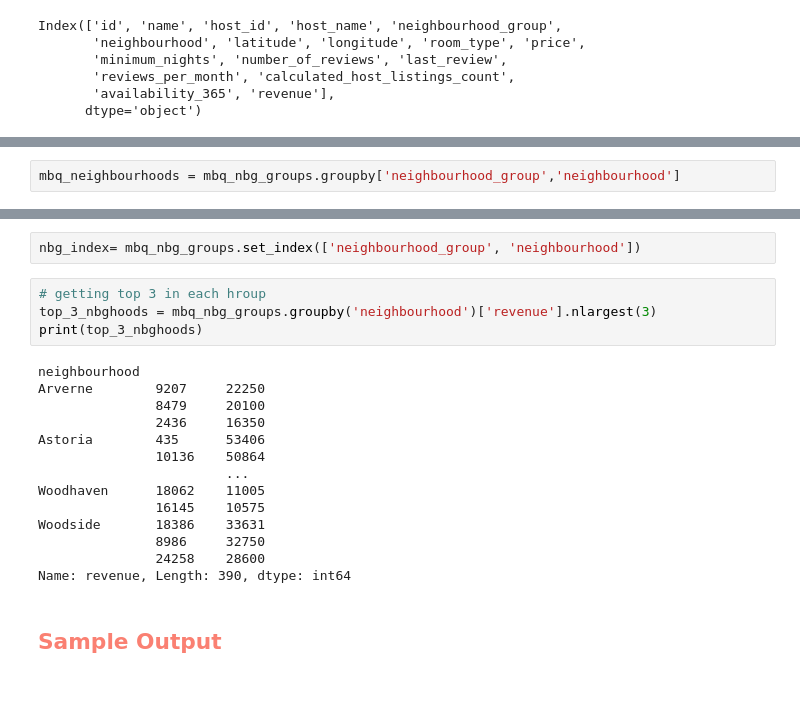
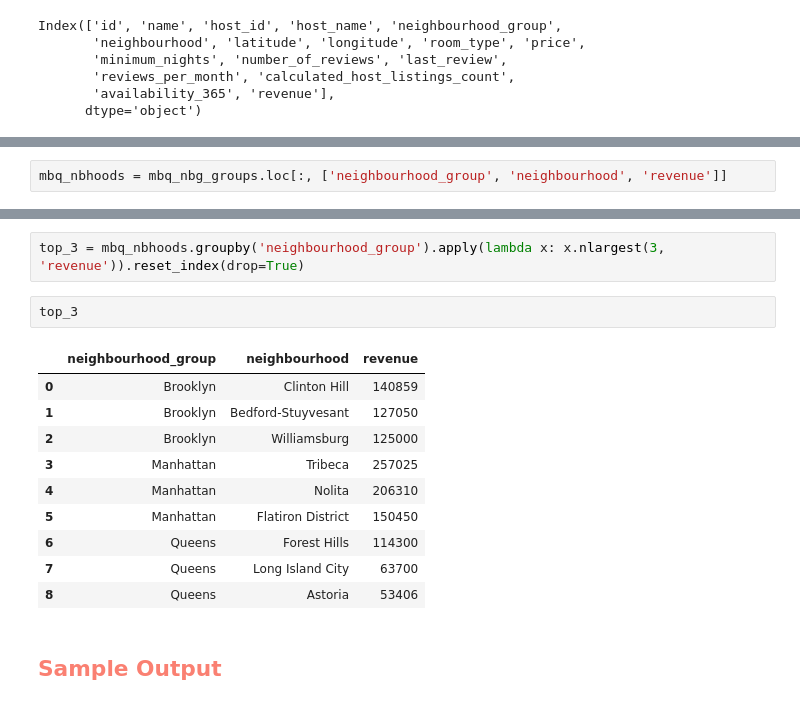
Before and after one commit to mapsg91/airbnb, a Jupyter notebook: Airbnb_Exercise_Student_Facing_021023.ipynb, the cells around one changed output, grey strips where cells are left out. Drawn from its saved outputs; the diff is of its cells as text.

```diff
--- a/Airbnb_Exercise_Student_Facing_021023.ipynb
+++ b/Airbnb_Exercise_Student_Facing_021023.ipynb
@@ -271,2 +269,2 @@ mbq_nbg_groups = airbnb[airbnb['neighbourhood_group'].isin(['Manhattan', 'Brookl
 # %%
-mbq_neighbourhoods = mbq_nbg_groups.groupby['neighbourhood_group','neighbourhood']
+mbq_nbhoods = mbq_nbg_groups.loc[:, ['neighbourhood_group', 'neighbourhood', 'revenue']]
@@ -293,23 +271,18 @@ print(mbq_nbg_groups.head())
-# %%
-nbg_index= mbq_nbg_groups.set_index(['neighbourhood_group', 'neighbourhood'])
-# %%
-# getting top 3 in each hroup
-top_3_nbghoods = mbq_nbg_groups.groupby('neighbourhood')['revenue'].nlargest(3)
-print(top_3_nbghoods)
-# %% [output]
-neighbourhood
-Arverne        9207     22250
-               8479     20100
-               2436     16350
-Astoria        435      53406
-               10136    50864
-                        ...
-Woodhaven      18062    11005
-               16145    10575
-Woodside       18386    33631
-               8986     32750
-               24258    28600
-Name: revenue, Length: 390, dtype: int64
+# %%
+top_3 = mbq_nbhoods.groupby('neighbourhood_group').apply(lambda x: x.nlargest(3, 'revenue')).reset_index(drop=True)
+# %%
+top_3
+# %% [output]
+|  | neighbourhood_group | neighbourhood | revenue |
+| 0 | Brooklyn | Clinton Hill | 140859 |
+| 1 | Brooklyn | Bedford-Stuyvesant | 127050 |
+| 2 | Brooklyn | Williamsburg | 125000 |
+| 3 | Manhattan | Tribeca | 257025 |
+| 4 | Manhattan | Nolita | 206310 |
+| 5 | Manhattan | Flatiron District | 150450 |
+| 6 | Queens | Forest Hills | 114300 |
+| 7 | Queens | Long Island City | 63700 |
+| 8 | Queens | Astoria | 53406 |
 # %% [markdown]
 <h2 style='color:salmon'> Sample Output </h3>
 # %%
```
Also changed, not shown: parts of 11 cells of this notebook.
